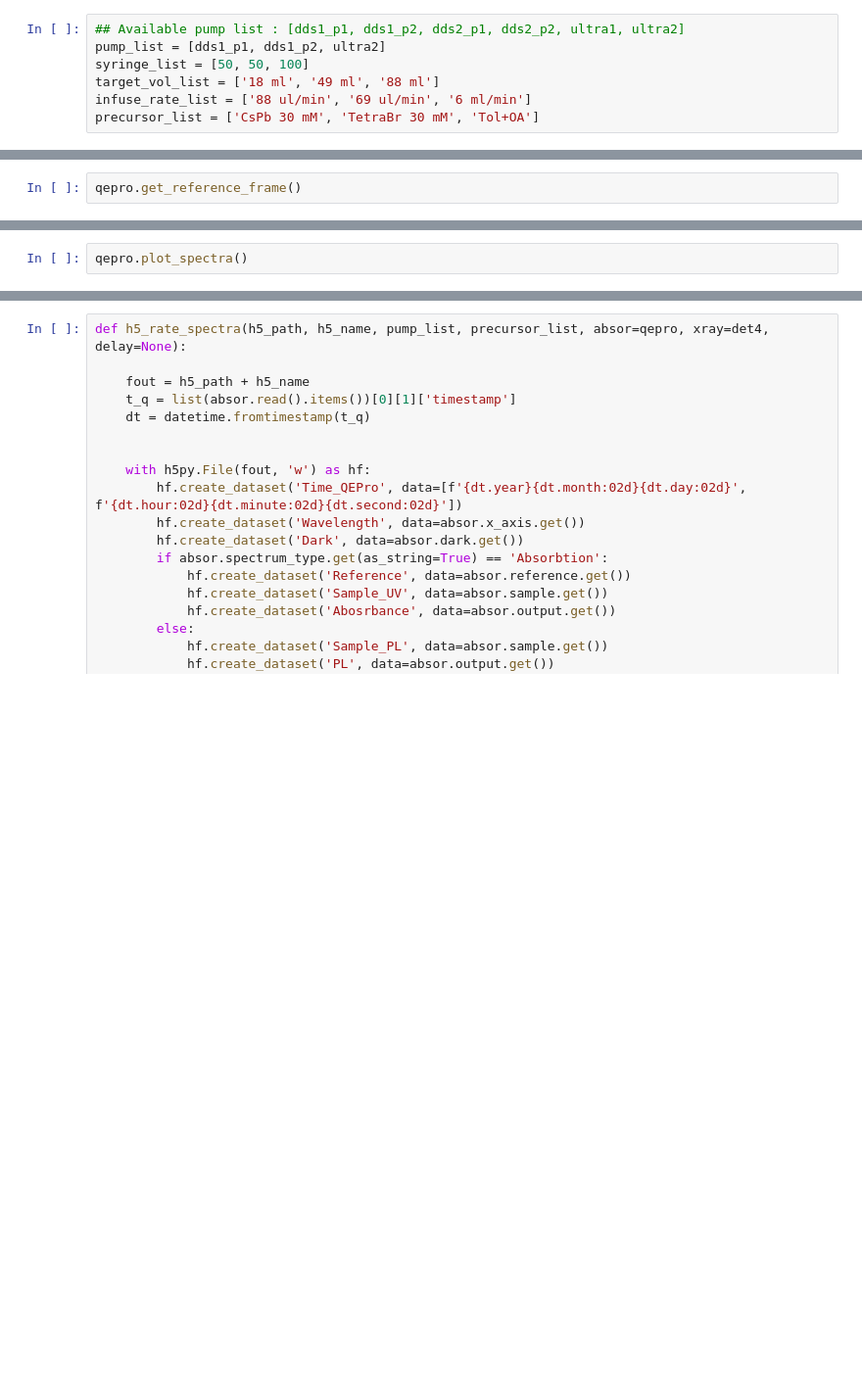
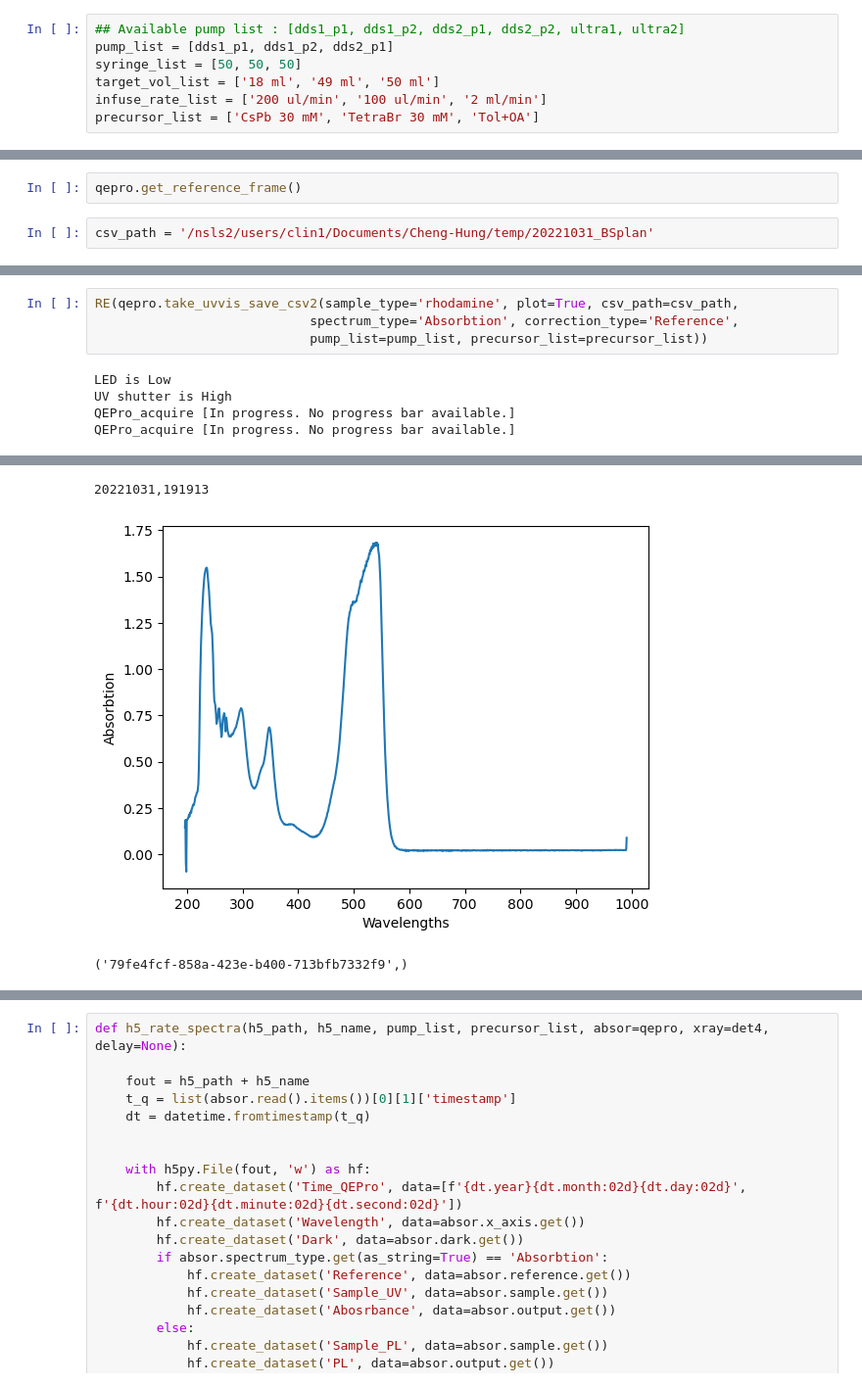
Before and after one commit to cheng-hung/bluesky_practice, a Jupyter notebook: Flow_plan_001.ipynb, the cells around one changed output, grey strips where cells are left out. Shown at 98% size. Saved outputs shown, nothing was run; the diff lists cells and outputs as text; blank space fills up the shorter version.

```diff
--- a/Flow_plan_001.ipynb
+++ b/Flow_plan_001.ipynb
@@ -119,9 +127,9 @@ def set_group_withdraw(syringe_list, pump_list, target_vol_list=['50 ml', '50 ml
 # %%
 ## Available pump list : [dds1_p1, dds1_p2, dds2_p1, dds2_p2, ultra1, ultra2]
-pump_list = [dds1_p1, dds1_p2, ultra2]
-syringe_list = [50, 50, 100]
-target_vol_list = ['18 ml', '49 ml', '88 ml']
-infuse_rate_list = ['88 ul/min', '69 ul/min', '6 ml/min']
+pump_list = [dds1_p1, dds1_p2, dds2_p1]
+syringe_list = [50, 50, 50]
+target_vol_list = ['18 ml', '49 ml', '50 ml']
+infuse_rate_list = ['200 ul/min', '100 ul/min', '2 ml/min']
 precursor_list = ['CsPb 30 mM', 'TetraBr 30 mM', 'Tol+OA']
 # %%
 reset_pumps(pump_list)
@@ -184,3 +196,5 @@ shutter_open()
 # %%
 qepro.get_reference_frame()
+# %%
+csv_path = '/nsls2/users/clin1/Documents/Cheng-Hung/temp/20221031_BSplan'
 # %%
@@ -188,2 +216,9 @@ qepro.trigger()
 # %%
-qepro.plot_spectra()
+RE(qepro.take_uvvis_save_csv2(sample_type='rhodamine', plot=True, csv_path=csv_path,
+                            spectrum_type='Absorbtion', correction_type='Reference',
+                            pump_list=pump_list, precursor_list=precursor_list))
+# %% [output]
+LED is Low
+UV shutter is High
+QEPro_acquire [In progress. No progress bar available.]
+QEPro_acquire [In progress. No progress bar available.]
@@ -189,0 +226,3 @@ qepro.plot_spectra()
+20221031,191913
+[figure, added]
+('79fe4fcf-858a-423e-b400-713bfb7332f9',)
```
Also changed, not shown: parts of 19 cells of this notebook.
